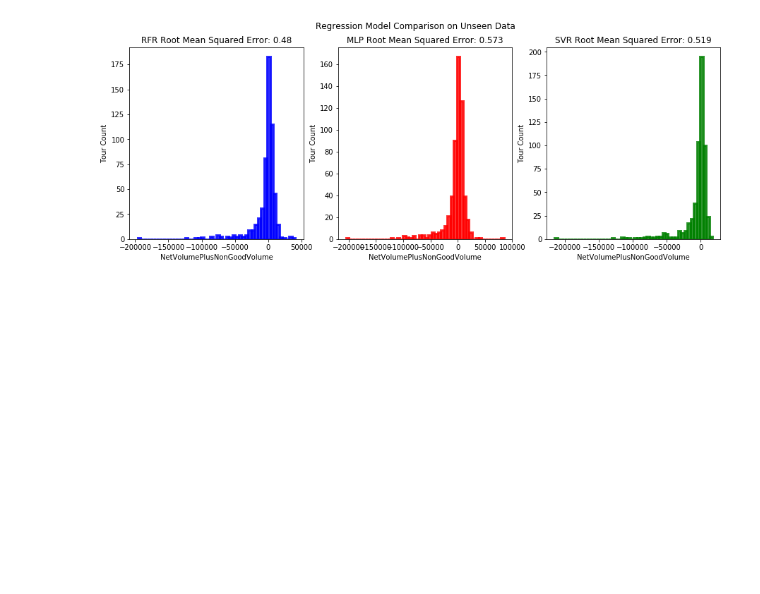
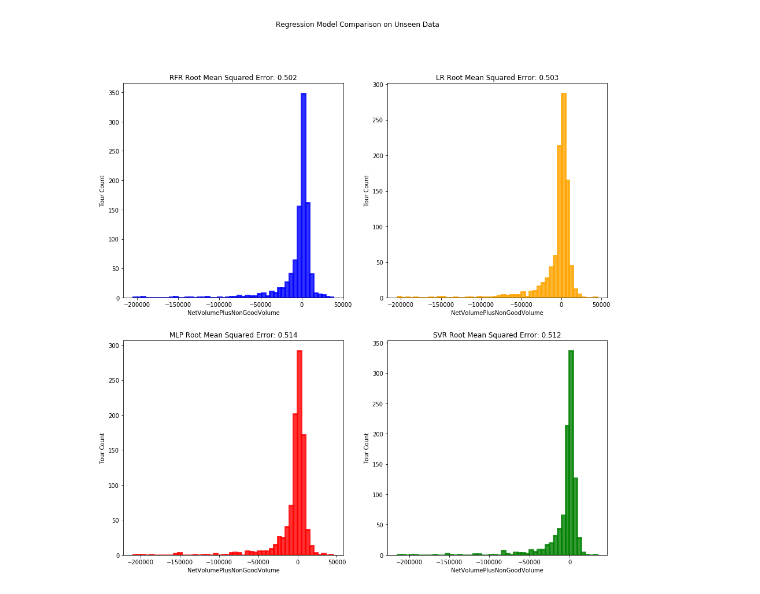
Before and after one commit to zcblack/Springboard, a Jupyter notebook: Capstone2/MachineLearningRegressionRootMeanSquareError.ipynb, the cells around one changed output. Saved outputs shown, nothing was run; the diff lists cells and outputs as text; code cells hidden in the pictures; blank space fills up the shorter version.

```diff
--- a/Capstone2/MachineLearningRegressionRootMeanSquareError.ipynb
+++ b/Capstone2/MachineLearningRegressionRootMeanSquareError.ipynb
@@ -83,15 +93,18 @@ print(len(df))
 # %%
 dfX = df.drop(['ResultOfTour', 'NetVolumePlusNonGoodVolume'], axis = 1)
 
-dfX = pd.get_dummies(dfX, prefix=['AgentLine', 'BookingWindow', 'HHIncomeRanges','Month of TourDate', 'Programs (Budget)','TourSeason'])
+dfX['Year of TourDate'] = dfX['Year of TourDate'].astype(str)
+
+dfX = pd.get_dummies(dfX, prefix=[ 'AgentLine','BookingWindow',
+       'HHIncomeRanges', 'Month of TourDate', 'Programs (Budget)','TourSeason', 'Year of TourDate'])
 
 scaler1 = StandardScaler()
 scaler1.fit(dfX[['Age']])
 dfX['Age'] = scaler1.transform(dfX[['Age']])
 
 scaler2 = StandardScaler()
-scaler2.fit(dfX[['?TourContractGeneration']])
-dfX['?TourContractGeneration'] = scaler2.transform(dfX[['?TourContractGeneration']])
+scaler2.fit(dfX[['TourContractGeneration']])
+dfX['TourContractGeneration'] = scaler2.transform(dfX[['TourContractGeneration']])
 
 scaler3 = StandardScaler()
 scaler3.fit(dfX[['?TourGeneration']])
@@ -254,11 +267,11 @@ y_t = y_test.copy()
 y_t = np.e**(y_t)
 
 # removed linear regression because some error in code below
-#lr = LinearRegression(fit_intercept =False)
-#lr.fit(dfX1,dfY1)
-#predsLR = lr.predict(X_test)
-#lrScore = mean_squared_error(y_test, predsLR)**(1/2)
-#diffLR = np.e**(predsLR ) - (y_t )
+lr = LinearRegression(fit_intercept =False)
+lr.fit(dfX1,dfY1)
+predsLR = lr.predict(X_test)
+lrScore = mean_squared_error(y_test, predsLR)**(1/2)
+diffLR = np.e**(predsLR ) - (y_t )
 
 #random forest best model
 rf = RandomForestRegressor(n_estimators=1000,min_samples_leaf =bestLRFR,random_state=42)
@@ -272,43 +285,43 @@ diffRFR = np.e**(predsRFR ) - (y_t )
 svr = SVR(C=bestCSVR)
 svr.fit(dfX1,dfY1)
 predsSVR = svr.predict(X_test)
 svrScore = mean_squared_error(y_test, predsSVR)**(1/2)
 diffSVR = np.e**(predsSVR ) - (y_t )
 
 # mlp regressor
 mlp = MLPRegressor(hidden_layer_sizes=bestHL)
 mlp.fit(dfX1,dfY1)
 predsMLP = mlp.predict(X_test)
 mlpScore = mean_squared_error(y_test, predsMLP)**(1/2)
 diffMLP = np.e**(predsMLP ) - (y_t )
 
 #change  figure size
-mpl.rcParams['figure.figsize'] = (15,5)
+mpl.rcParams['figure.figsize'] = (15,15)
 
-plt.subplot(1,3,1)
+plt.subplot(2,2,1)
 plt.title('RFR Root Mean Squared Error: '+ str(round(rfrScore,3)))
 plt.ylabel('Tour Count')
 plt.xlabel('Error')
 sns.distplot(diffRFR, kde=False, color = 'Blue', hist_kws=dict(alpha=0.8,edgecolor="Blue", linewidth=3) )
-#plt.subplot(2,2,2)
-#plt.title('LR Root Mean Squared Error: '+ str(round(lrScore,3)))
-#plt.ylabel('Tour Count')
-#plt.xlabel('Error')
-#sns.distplot(diffLR, kde=False, color = 'Orange',   hist_kws=dict(alpha=0.8,edgecolor="Orange", linewidth=3))
-plt.subplot(1,3,2)
+plt.subplot(2,2,2)
+plt.title('LR Root Mean Squared Error: '+ str(round(lrScore,3)))
+plt.ylabel('Tour Count')
+plt.xlabel('Error')
+sns.distplot(diffLR, kde=False, color = 'Orange',   hist_kws=dict(alpha=0.8,edgecolor="Orange", linewidth=3))
+plt.subplot(2,2,3)
 plt.title('MLP Root Mean Squared Error: '+ str(round(mlpScore,3)))
 plt.ylabel('Tour Count')
 plt.xlabel('Error')
 sns.distplot(diffMLP, kde=False, color = 'Red',   hist_kws=dict(alpha=0.8,edgecolor="Red", linewidth=3))
-plt.subplot(1,3,3)
+plt.subplot(2,2,4)
 plt.title('SVR Root Mean Squared Error: '+ str(round(svrScore,3)))
 plt.ylabel('Tour Count')
 plt.xlabel('Error')
 sns.distplot(diffSVR, kde=False, color = 'Green', hist_kws=dict(alpha=0.8,edgecolor="Green", linewidth=3))
 plt.suptitle('Regression Model Comparison on Unseen Data')
 plt.show()
 # %% [output]
-[figure, old version]
+[figure, new version]
 # %%
 print('Random Forest Regression Feature Importances: ')
 print()
```
Also changed, not shown: parts of 10 cells of this notebook, 4 other files.
